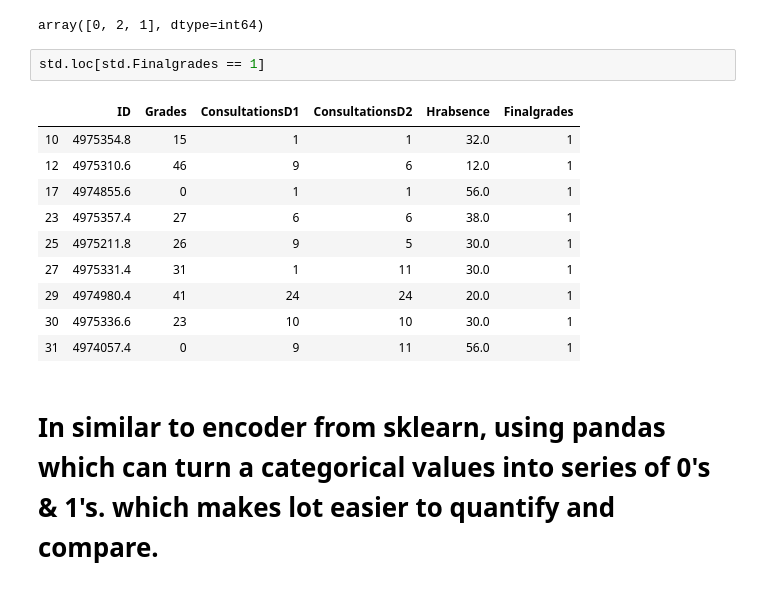
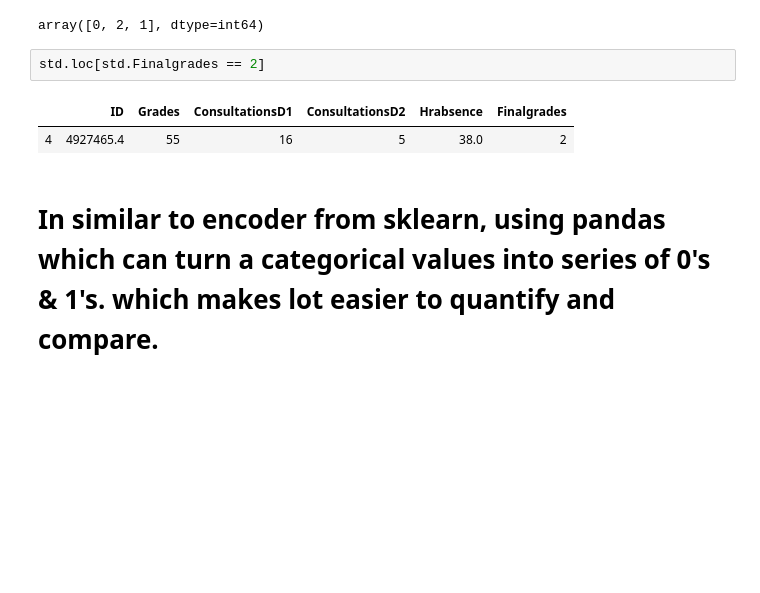
Before and after one commit to bayyaraghu/Usecase, a Jupyter notebook: Untitled1.ipynb, the cells around one changed output. Saved outputs shown, nothing was run; the diff lists cells and outputs as text; blank space fills up the shorter version.

```diff
--- a/Untitled1.ipynb
+++ b/Untitled1.ipynb
@@ -84,18 +86,10 @@ std.Finalgrades.unique()
 # %% [output]
 array([0, 2, 1], dtype=int64)
 # %%
-std.loc[std.Finalgrades == 1]
+std.loc[std.Finalgrades == 2]
 # %% [output]
 |  | ID | Grades | ConsultationsD1 | ConsultationsD2 | Hrabsence | Finalgrades |
-| 10 | 4975354.8 | 15 | 1 | 1 | 32.0 | 1 |
-| 12 | 4975310.6 | 46 | 9 | 6 | 12.0 | 1 |
-| 17 | 4974855.6 | 0 | 1 | 1 | 56.0 | 1 |
-| 23 | 4975357.4 | 27 | 6 | 6 | 38.0 | 1 |
-| 25 | 4975211.8 | 26 | 9 | 5 | 30.0 | 1 |
-| 27 | 4975331.4 | 31 | 1 | 11 | 30.0 | 1 |
-| 29 | 4974980.4 | 41 | 24 | 24 | 20.0 | 1 |
-| 30 | 4975336.6 | 23 | 10 | 10 | 30.0 | 1 |
-| 31 | 4974057.4 | 0 | 9 | 11 | 56.0 | 1 |
+| 4 | 4927465.4 | 55 | 16 | 5 | 38.0 | 2 |
 # %% [markdown]
 # In similar to encoder from sklearn, using pandas which can turn a categorical values into series of 0's & 1's. which makes lot easier to quantify and compare.
 # we can translate values inside the columns into columns to make more meaningfull
```
Also changed, not shown: parts of 17 cells of this notebook.
